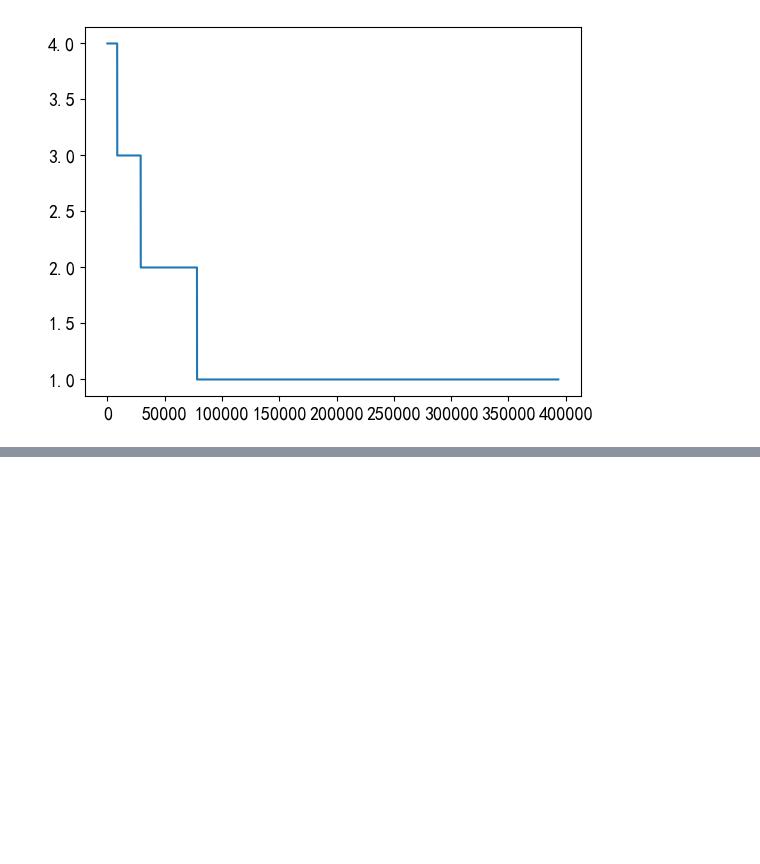
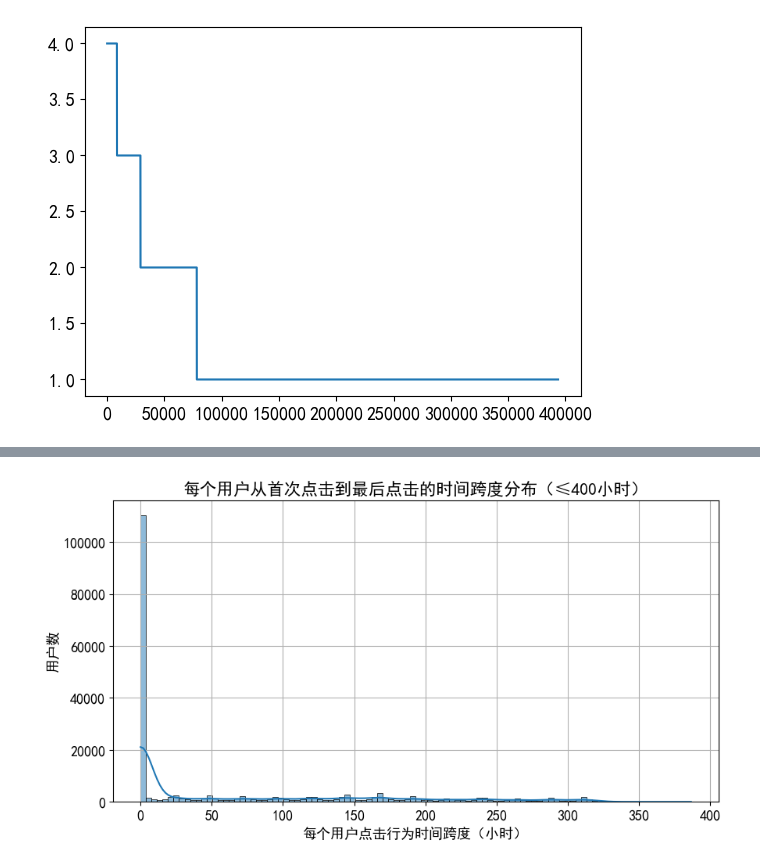
Before and after one commit to theIssacLiu/news_recommender, a Jupyter notebook: data_analysis.ipynb, the cells around one changed output, grey strips where cells are left out. Saved outputs shown, nothing was run; the diff lists cells and outputs as text; code cells hidden in the pictures; blank space fills up the shorter version.

```diff
--- a/data_analysis.ipynb
+++ b/data_analysis.ipynb
@@ -487,0 +674,24 @@ user_click_merge.groupby('user_id')['words_count'].mean().reset_index().describe
+# %%
+import matplotlib.pyplot as plt
+import seaborn as sns
+
+# 1. 统计每个用户的点击时间跨度（单位：毫秒）
+user_click_span_ms = user_click_merge.groupby('user_id')['click_timestamp'].agg(['min', 'max'])
+user_click_span_ms['click_span_ms'] = user_click_span_ms['max'] - user_click_span_ms['min']
+
+# 2. 转换为小时
+user_click_span_ms['click_span_hours'] = user_click_span_ms['click_span_ms'] / (1000 * 60 * 60)
+
+# ✅ 3. 筛选：只保留 400 小时以内的用户
+filtered_span = user_click_span_ms[user_click_span_ms['click_span_hours'] <= 400]['click_span_hours']
+
+# 4. 画出分布图（限制在 400 小时以内）
+plt.figure(figsize=(10, 5))
+sns.histplot(filtered_span, bins=100, kde=True)
+plt.xlabel("每个用户点击行为时间跨度（小时）")
+plt.ylabel("用户数")
+plt.title("每个用户从首次点击到最后点击的时间跨度分布（≤400小时）")
+plt.grid(True)
+plt.show()
+# %% [output]
+[figure, added]
```
Also changed, not shown: parts of 26 cells of this notebook.
